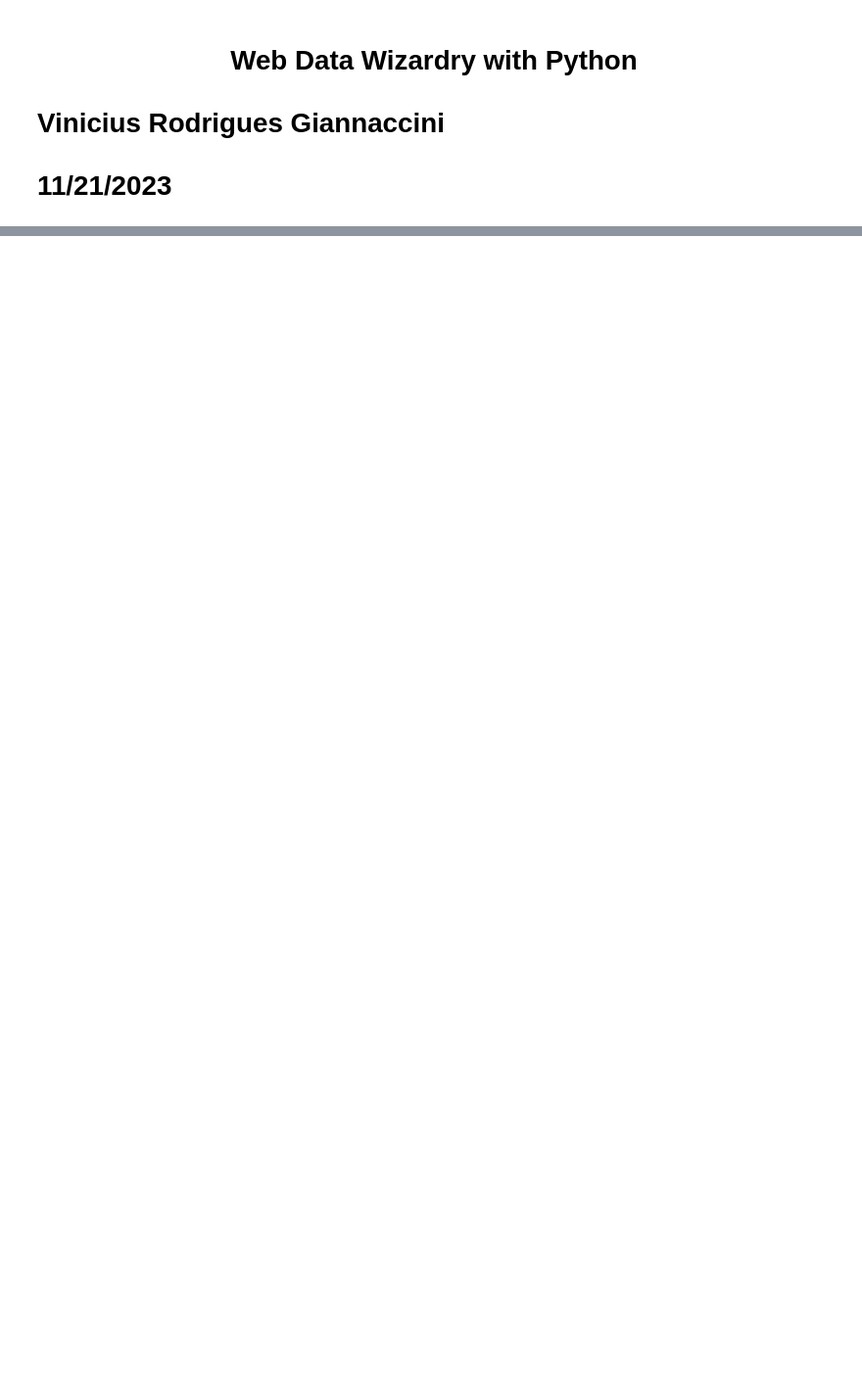
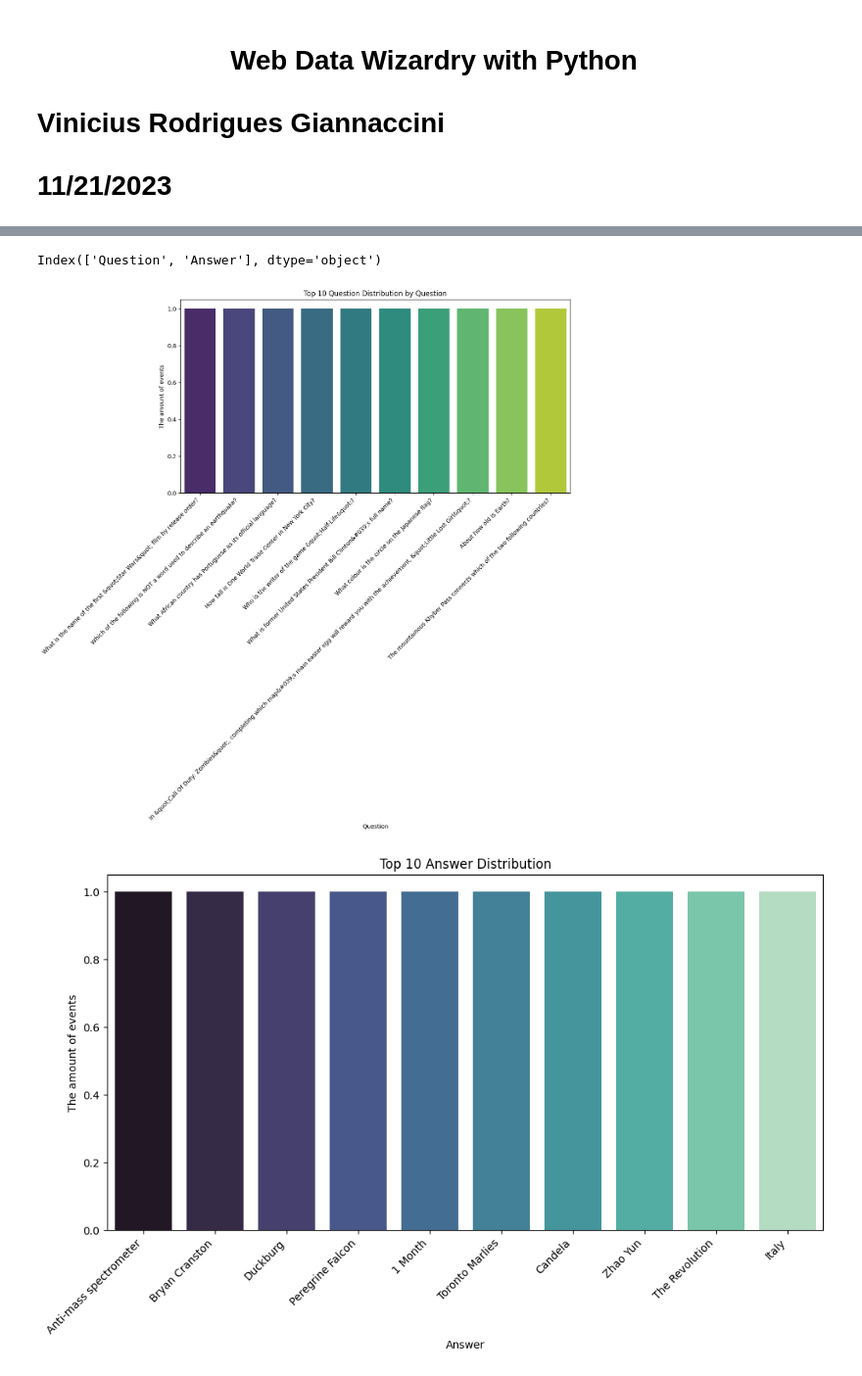
Before and after one commit to VGiannac/Web-Data, a Jupyter notebook: VGiannaccini.ipynb, the cells around one changed output, grey strips where cells are left out. Shown: that part at 98% size. Drawn from its saved outputs; the diff is of its cells as text; code cells hidden in the pictures; blank space fills up the shorter version.

```diff
--- a/VGiannaccini.ipynb
+++ b/VGiannaccini.ipynb
@@ -46,0 +102,15 @@ ModuleNotFoundError: No module named 'web_data'
+# %%
+# Main script.
+from src.web_data.api_handler import ApiHandler
+
+# Make an instance of ApiHandler.
+api_handler = ApiHandler()
+
+# Get data from the API.
+api_data = api_handler.get_data()
+
+# Format the data into a DataFrame.
+formatted_data = api_handler.format_data(api_data)
+
+# Display the DataFrame.
+print(formatted_data)
@@ -46,0 +154,42 @@ ModuleNotFoundError: No module named 'web_data'
+# %%
+import matplotlib.pyplot as plt
+import seaborn as sns
+
+# Main script.
+from src.web_data.api_handler import ApiHandler
+
+# Put the dataset in.
+data = api_handler.get_data(amount=100)  # Adjust amount as needed
+formatted_data = api_handler.format_data(data)
+
+# Print the names of the columns.
+print(formatted_data.columns)
+
+# Analysis
+# 1. Question Distribution
+top_questions = 10
+top_question_counts = question_counts.head(top_questions)
+
+plt.figure(figsize=(12, 6))
+sns.barplot(x=top_question_counts.index, y=top_question_counts.values, palette="viridis")
+plt.title(f'Top {top_questions} Question Distribution by Question')
+plt.xlabel('Question')
+plt.ylabel('The amount of events')
+plt.xticks(rotation=45, ha='right')
+plt.show()
+
+# 2. Answer Analysis
+top_answers = 10
+top_answer_counts = answer_counts.head(top_answers)
+
+plt.figure(figsize=(12, 6))
+sns.barplot(x=top_answer_counts.index, y=top_answer_counts.values, palette="mako")
+plt.title(f'Top {top_answers} Answer Distribution')
+plt.xlabel('Answer')
+plt.ylabel('The amount of events')
+plt.xticks(rotation=45, ha='right')
+plt.show()
+# %% [output]
+Index(['Question', 'Answer'], dtype='object')
+[figure, added]
+[figure, added]
```
Also changed, not shown: parts of 16 cells of this notebook.
